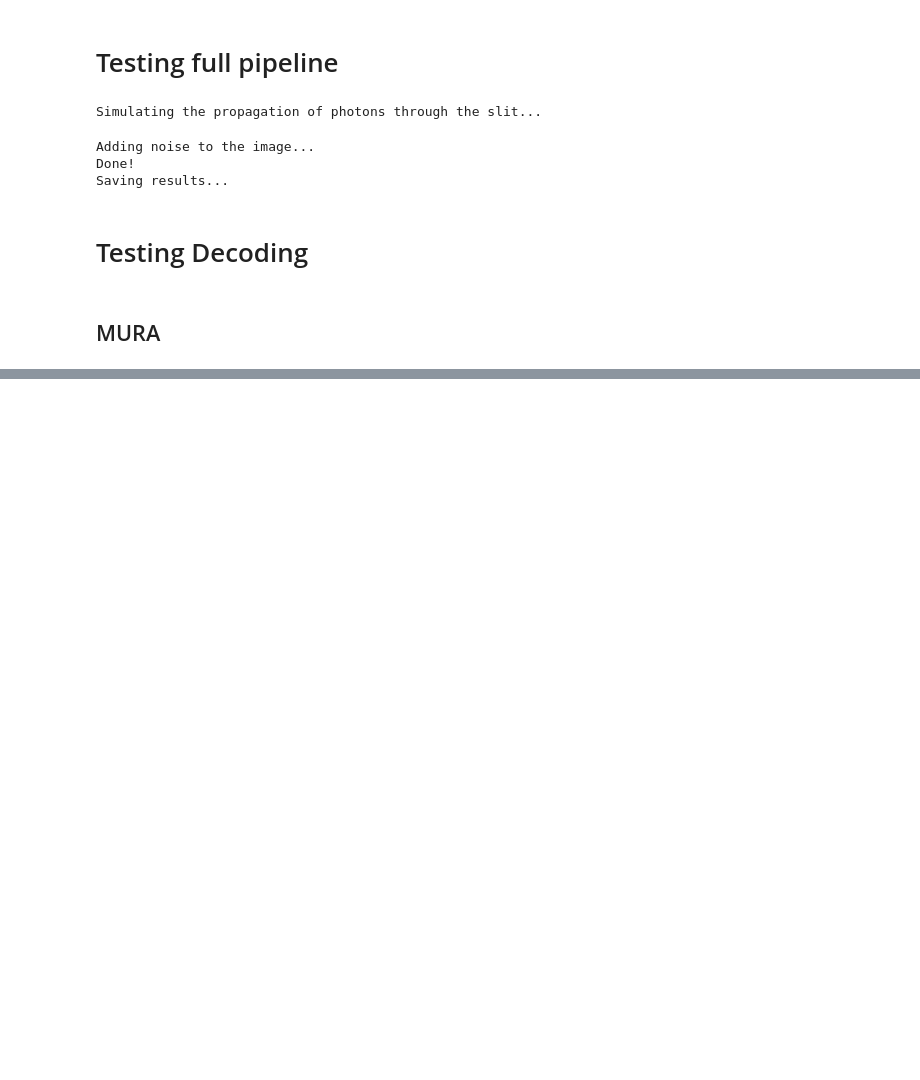
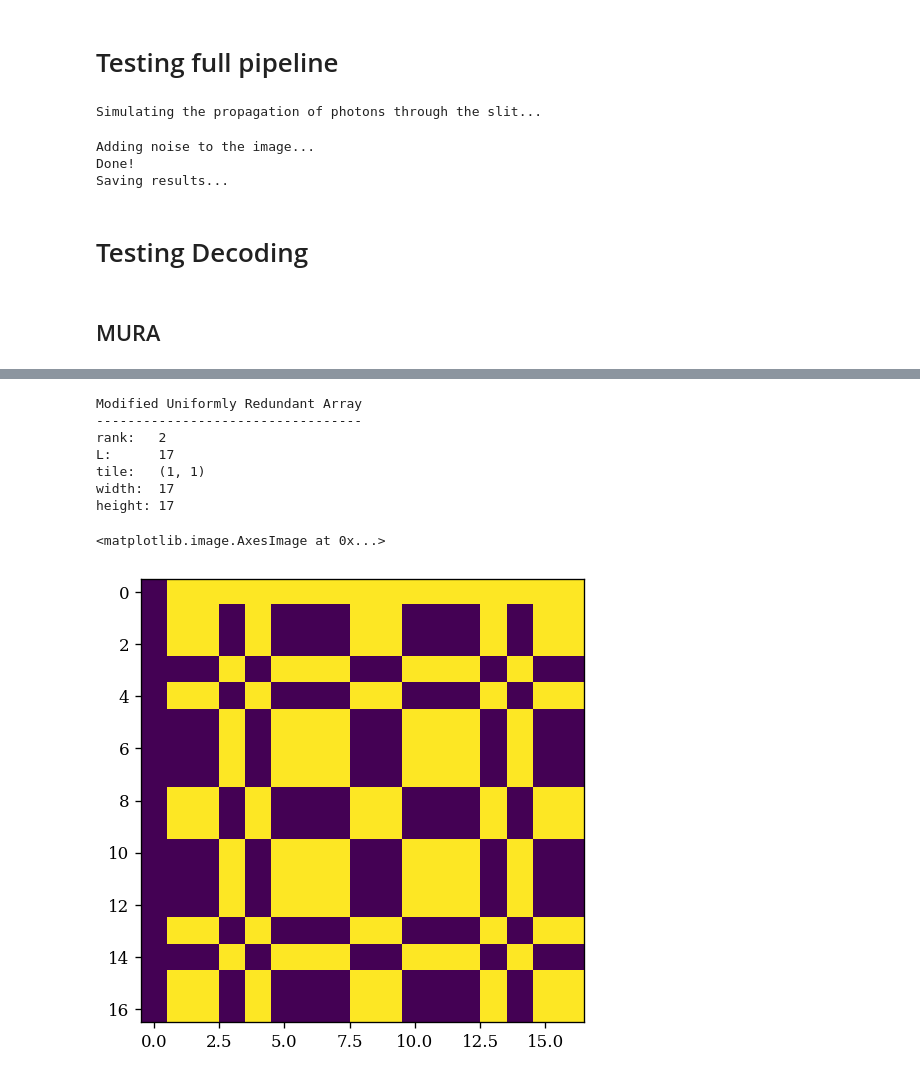
Before and after one commit to Eitan-Sprejer/CodedAperture, a Jupyter notebook: testing.ipynb, the cells around one changed output, grey strips where cells are left out. Saved outputs shown, nothing was run; the diff lists cells and outputs as text; code cells hidden in the pictures; blank space fills up the shorter version.

```diff
--- a/testing.ipynb
+++ b/testing.ipynb
@@ -70,0 +71,13 @@ Saving results...
+# %%
+mura = ca.mura(rank=2, tile=1)
+plt.imshow(mura.aperture)
+# %% [output]
+Modified Uniformly Redundant Array
+----------------------------------
+rank:   2
+L:      17
+tile:   (1, 1)
+width:  17
+height: 17
+<matplotlib.image.AxesImage at 0x...>
+[figure, added]
```
Also changed, not shown: parts of 6 cells of this notebook.
